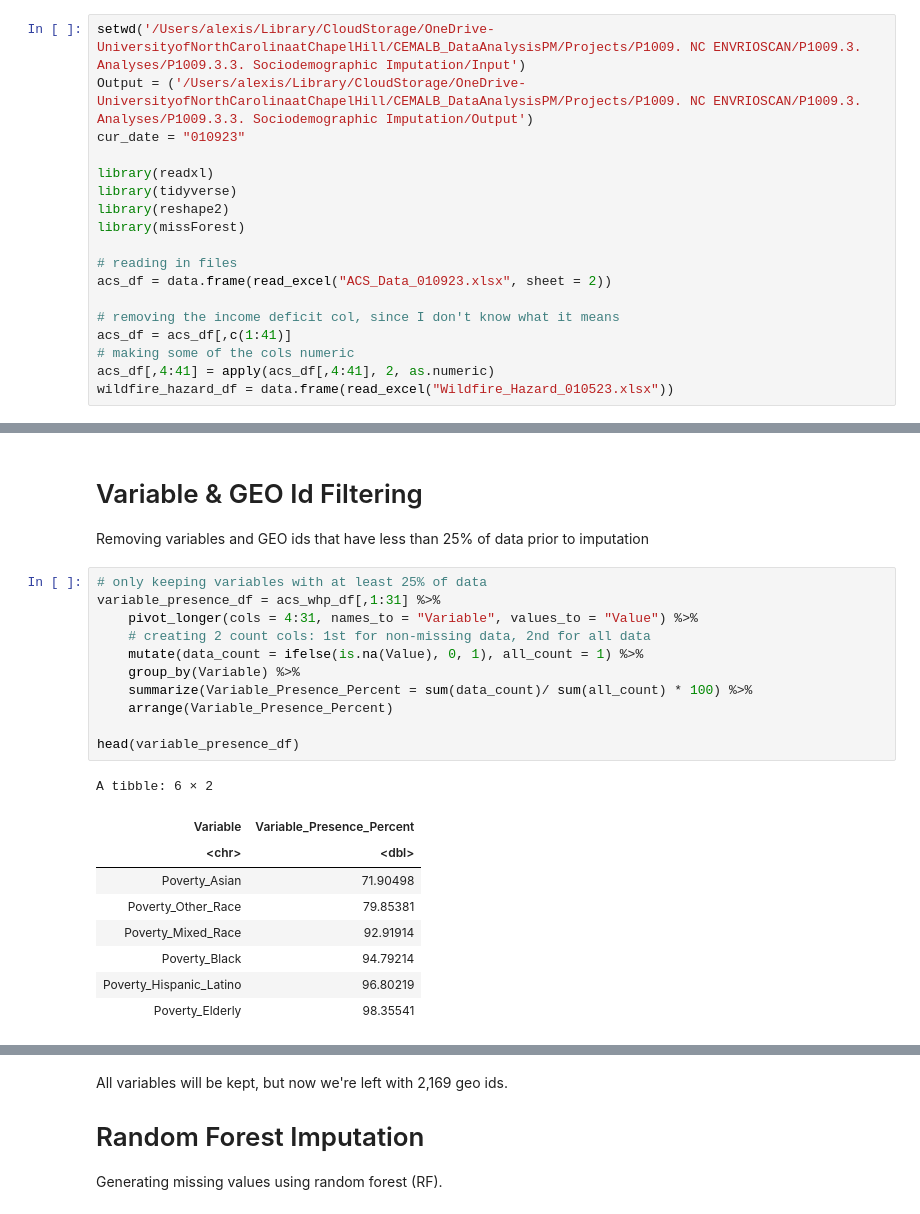
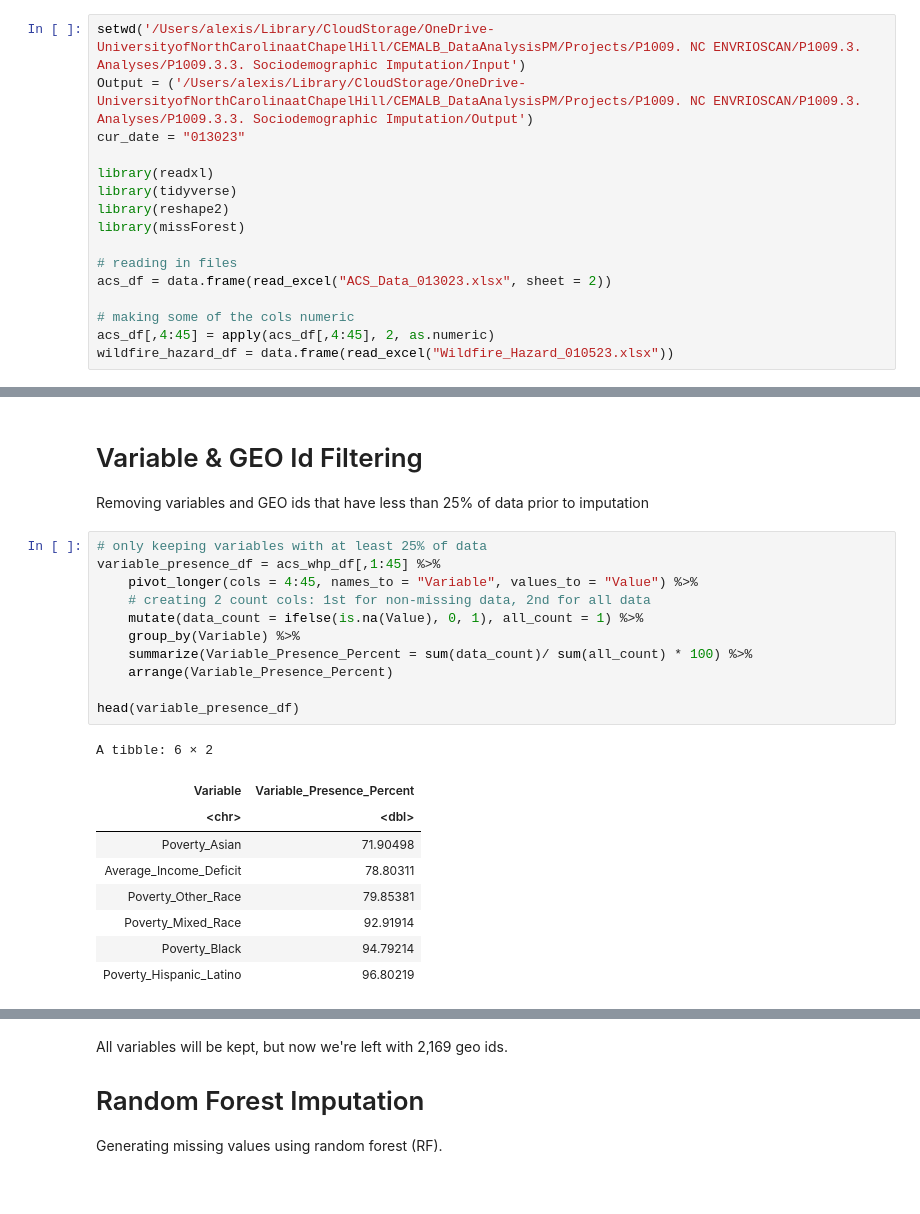
Before and after one commit to UNC-CEMALB/ENVIROSCAN, a Jupyter notebook: 2. Sociodemographic Imputation/Sociodemographic Imputation.ipynb, the cells around one changed output, grey strips where cells are left out. Cells and saved outputs as stored; diff of their text form.

```diff
--- a/2. Sociodemographic Imputation/Sociodemographic Imputation.ipynb
+++ b/2. Sociodemographic Imputation/Sociodemographic Imputation.ipynb
@@ -1,7 +1,7 @@
 # %%
 setwd('/Users/alexis/Library/CloudStorage/OneDrive-UniversityofNorthCarolinaatChapelHill/CEMALB_DataAnalysisPM/Projects/P1009. NC ENVRIOSCAN/P1009.3. Analyses/P1009.3.3. Sociodemographic Imputation/Input')
 Output = ('/Users/alexis/Library/CloudStorage/OneDrive-UniversityofNorthCarolinaatChapelHill/CEMALB_DataAnalysisPM/Projects/P1009. NC ENVRIOSCAN/P1009.3. Analyses/P1009.3.3. Sociodemographic Imputation/Output')
-cur_date = "010923"
+cur_date = "013023"
 
 library(readxl)
 library(tidyverse)
@@ -9,12 +9,10 @@ library(reshape2)
 library(missForest)
 
 # reading in files
-acs_df = data.frame(read_excel("ACS_Data_010923.xlsx", sheet = 2))
+acs_df = data.frame(read_excel("ACS_Data_013023.xlsx", sheet = 2))
 
-# removing the income deficit col, since I don't know what it means
-acs_df = acs_df[,c(1:41)]
 # making some of the cols numeric
-acs_df[,4:41] = apply(acs_df[,4:41], 2, as.numeric)
+acs_df[,4:45] = apply(acs_df[,4:45], 2, as.numeric)
 wildfire_hazard_df = data.frame(read_excel("Wildfire_Hazard_010523.xlsx"))
 # %% [output]
 ── Attaching packages ─────────────────────────────────────── tidyverse 1.3.2 ──
@@ -117,24 +115,24 @@ A data.frame: 6 × 45
 Removing variables and GEO ids that have less than 25% of data prior to imputation
 # %%
 # only keeping variables with at least 25% of data
-variable_presence_df = acs_whp_df[,1:31] %>%
-    pivot_longer(cols = 4:31, names_to = "Variable", values_to = "Value") %>%
+variable_presence_df = acs_whp_df[,1:45] %>%
+    pivot_longer(cols = 4:45, names_to = "Variable", values_to = "Value") %>%
     # creating 2 count cols: 1st for non-missing data, 2nd for all data
     mutate(data_count = ifelse(is.na(Value), 0, 1), all_count = 1) %>%
     group_by(Variable) %>%
     summarize(Variable_Presence_Percent = sum(data_count)/ sum(all_count) * 100) %>%
     arrange(Variable_Presence_Percent)
 
 head(variable_presence_df)
 # %% [output]
 A tibble: 6 × 2
 | Variable | Variable_Presence_Percent |
 | <chr> | <dbl> |
 | Poverty_Asian | 71.90498 |
+| Average_Income_Deficit | 78.80311 |
 | Poverty_Other_Race | 79.85381 |
 | Poverty_Mixed_Race | 92.91914 |
 | Poverty_Black | 94.79214 |
 | Poverty_Hispanic_Latino | 96.80219 |
-| Poverty_Elderly | 98.35541 |
 # %%
 # geo id percentages
```
Also changed, not shown: parts of 7 cells of this notebook.
